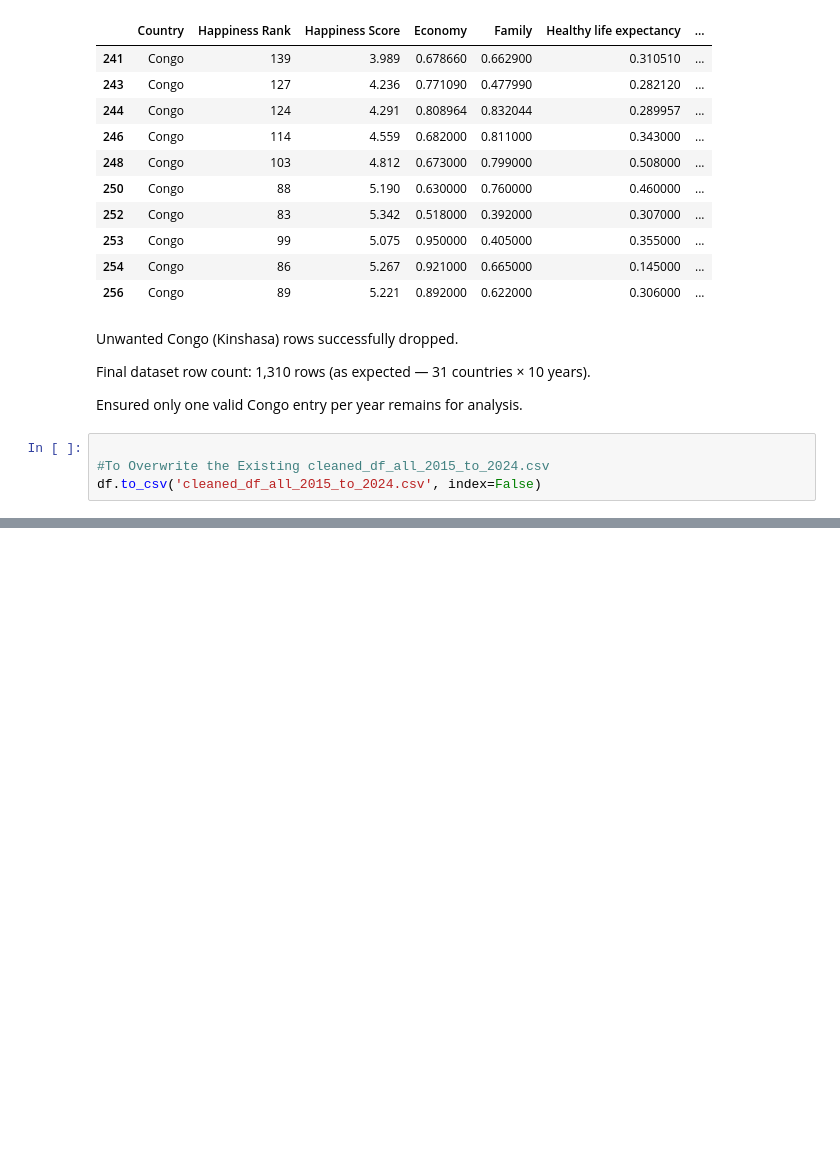
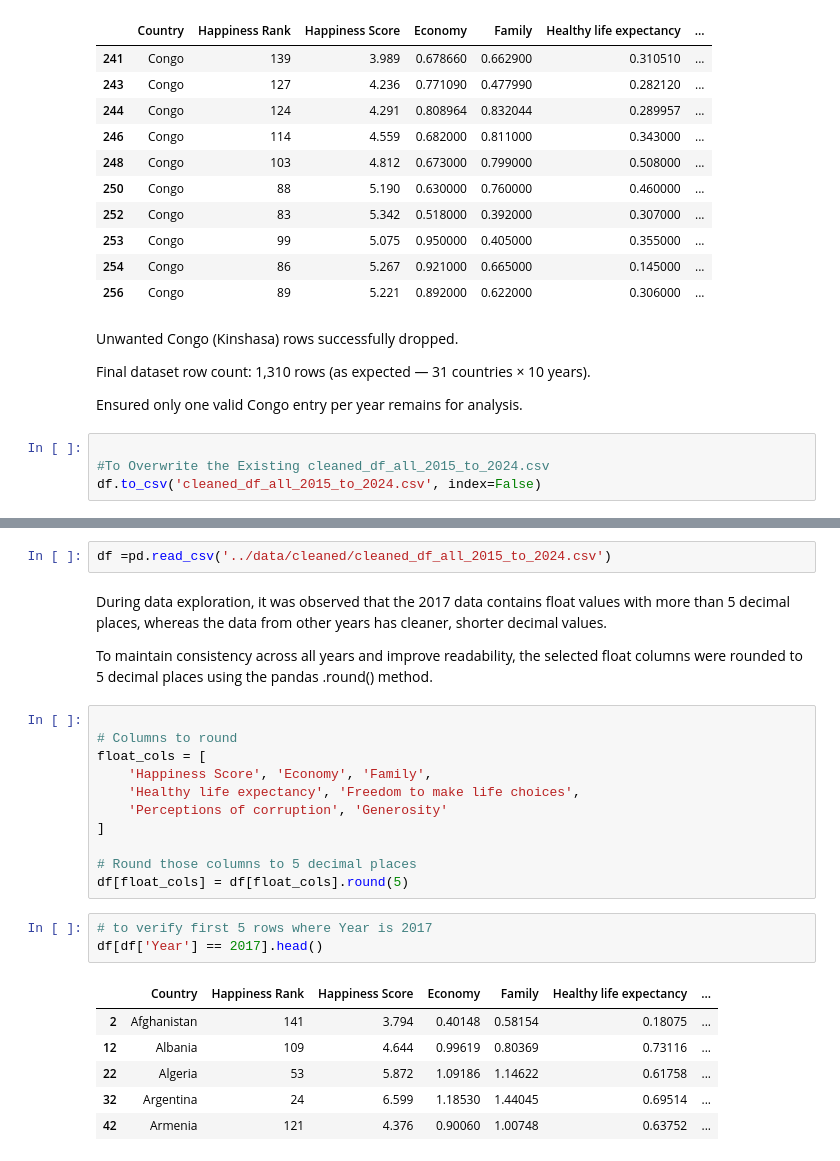
Before and after one commit to angeljayakumar/world-happiness-analytics, a Jupyter notebook: jupyter_notebooks/02_descriptive_analysis.ipynb, the cells around one changed output, grey strips where cells are left out. Drawn from its saved outputs; the diff is of its cells as text; blank space fills up the shorter version.

Commit message:
Round 2017 float values to 5 decimals

```diff
--- a/jupyter_notebooks/02_descriptive_analysis.ipynb
+++ b/jupyter_notebooks/02_descriptive_analysis.ipynb
@@ -397,0 +376,27 @@ df.to_csv('cleaned_df_all_2015_to_2024.csv', index=False)
+# %%
+df =pd.read_csv('../data/cleaned/cleaned_df_all_2015_to_2024.csv')
+# %% [markdown]
+During data exploration, it was observed that the 2017 data contains float values with more than 5 decimal places, whereas the data from other years has cleaner, shorter decimal values.
+
+To maintain consistency across all years and improve readability, the selected float columns were rounded to 5 decimal places using the pandas .round() method.
+# %%
+
+# Columns to round
+float_cols = [
+    'Happiness Score', 'Economy', 'Family',
+    'Healthy life expectancy', 'Freedom to make life choices',
+    'Perceptions of corruption', 'Generosity'
+]
+
+# Round those columns to 5 decimal places
+df[float_cols] = df[float_cols].round(5)
+# %%
+# to verify first 5 rows where Year is 2017
+df[df['Year'] == 2017].head()
+# %% [output]
+|  | Country | Happiness Rank | Happiness Score | Economy | Family | Healthy life expectancy | ... |
+| 2 | Afghanistan | 141 | 3.794 | 0.40148 | 0.58154 | 0.18075 | ... |
+| 12 | Albania | 109 | 4.644 | 0.99619 | 0.80369 | 0.73116 | ... |
+| 22 | Algeria | 53 | 5.872 | 1.09186 | 1.14622 | 0.61758 | ... |
+| 32 | Argentina | 24 | 6.599 | 1.18530 | 1.44045 | 0.69514 | ... |
+| 42 | Armenia | 121 | 4.376 | 0.90060 | 1.00748 | 0.63752 | ... |
```
Also changed, not shown: parts of 3 cells of this notebook.
